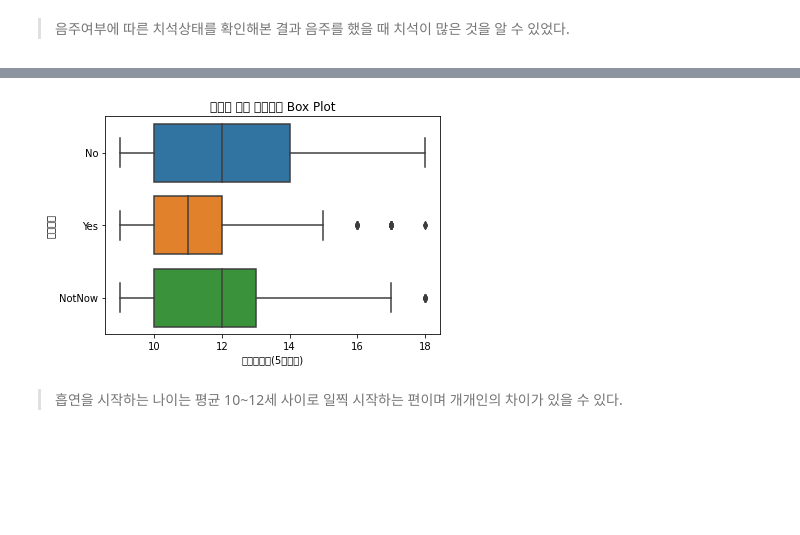
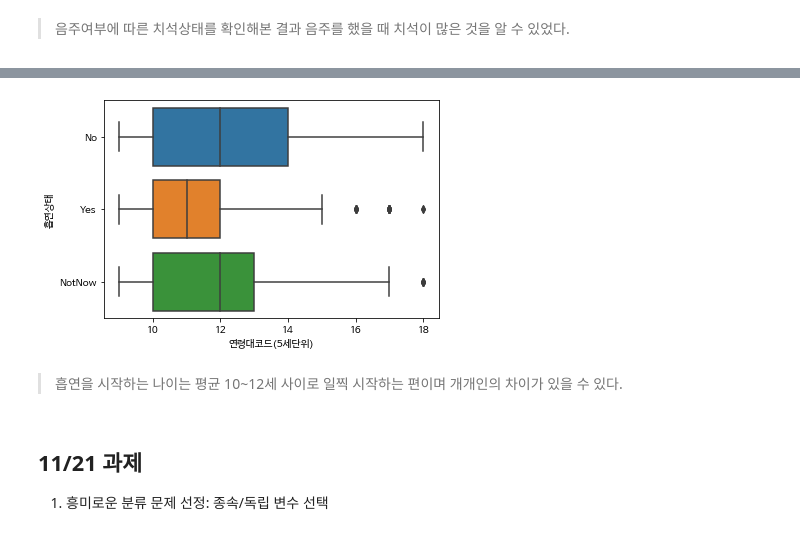
Before and after one commit to Oohgu/-, a Jupyter notebook: it_과제_1816650_김민지.ipynb, the cells around one changed output, grey strips where cells are left out. Drawn from its saved outputs; the diff is of its cells as text; code cells hidden in the pictures; blank space fills up the shorter version.

```diff
--- a/it_과제_1816650_김민지.ipynb
+++ b/it_과제_1816650_김민지.ipynb
@@ -98,7 +125,10 @@ sns.countplot(x="치석", data=data, hue="음주여부")
 # %%
 sns.boxplot(data=data, x='연령대코드(5세단위)', y='흡연상태');
-plt.title('나이에 따른 흡연상태 Box Plot');
 # %% [output]
-[figure, old version]
+[figure, new version]
 # %% [markdown]
 > 흡연을 시작하는 나이는 평균 10~12세 사이로 일찍 시작하는 편이며 개개인의 차이가 있을 수 있다.
+# %% [markdown]
+## 11/21 과제
+
+1. 흥미로운 분류 문제 선정: 종속/독립 변수 선택
```
Also changed, not shown: parts of 21 cells of this notebook.
